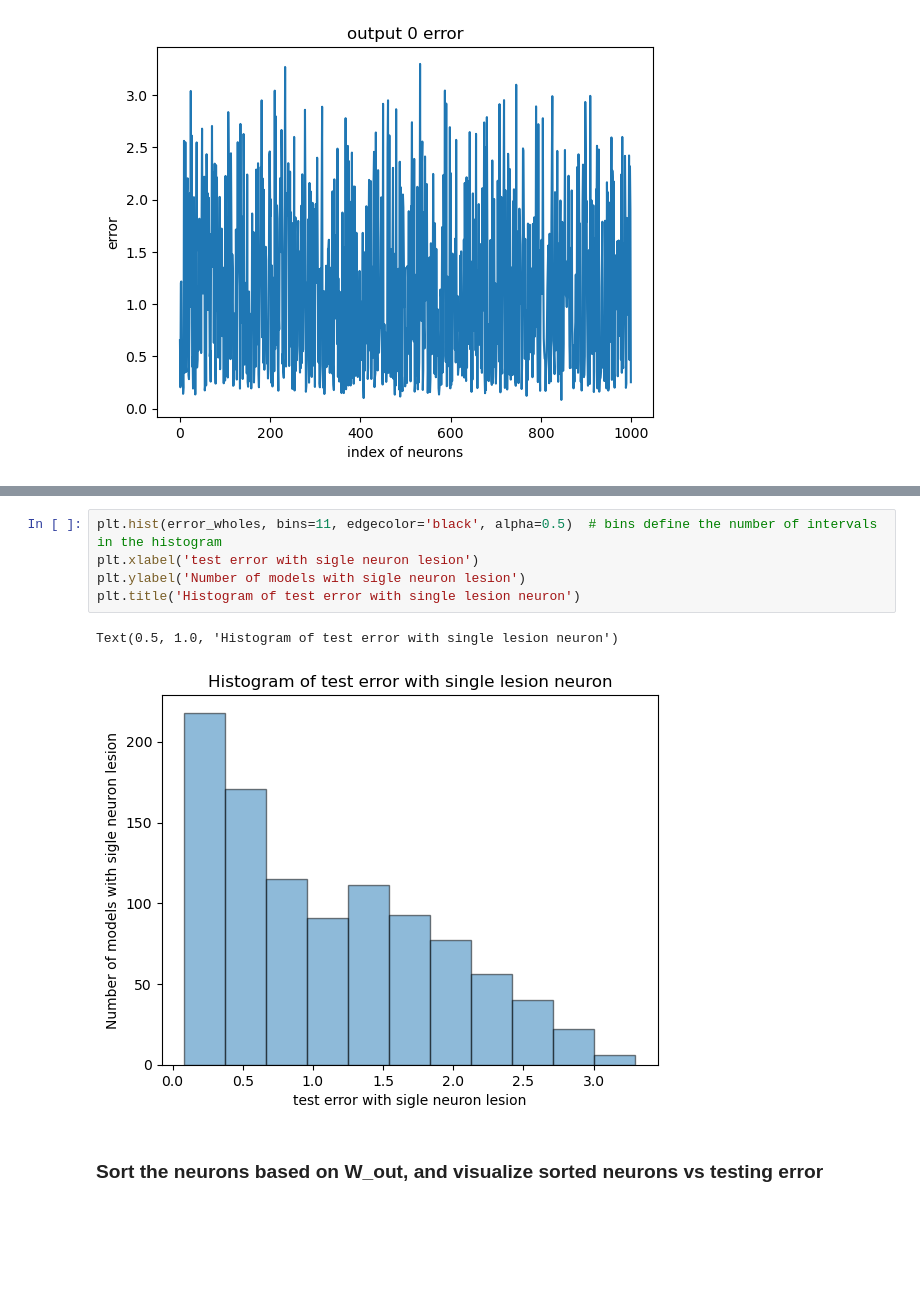
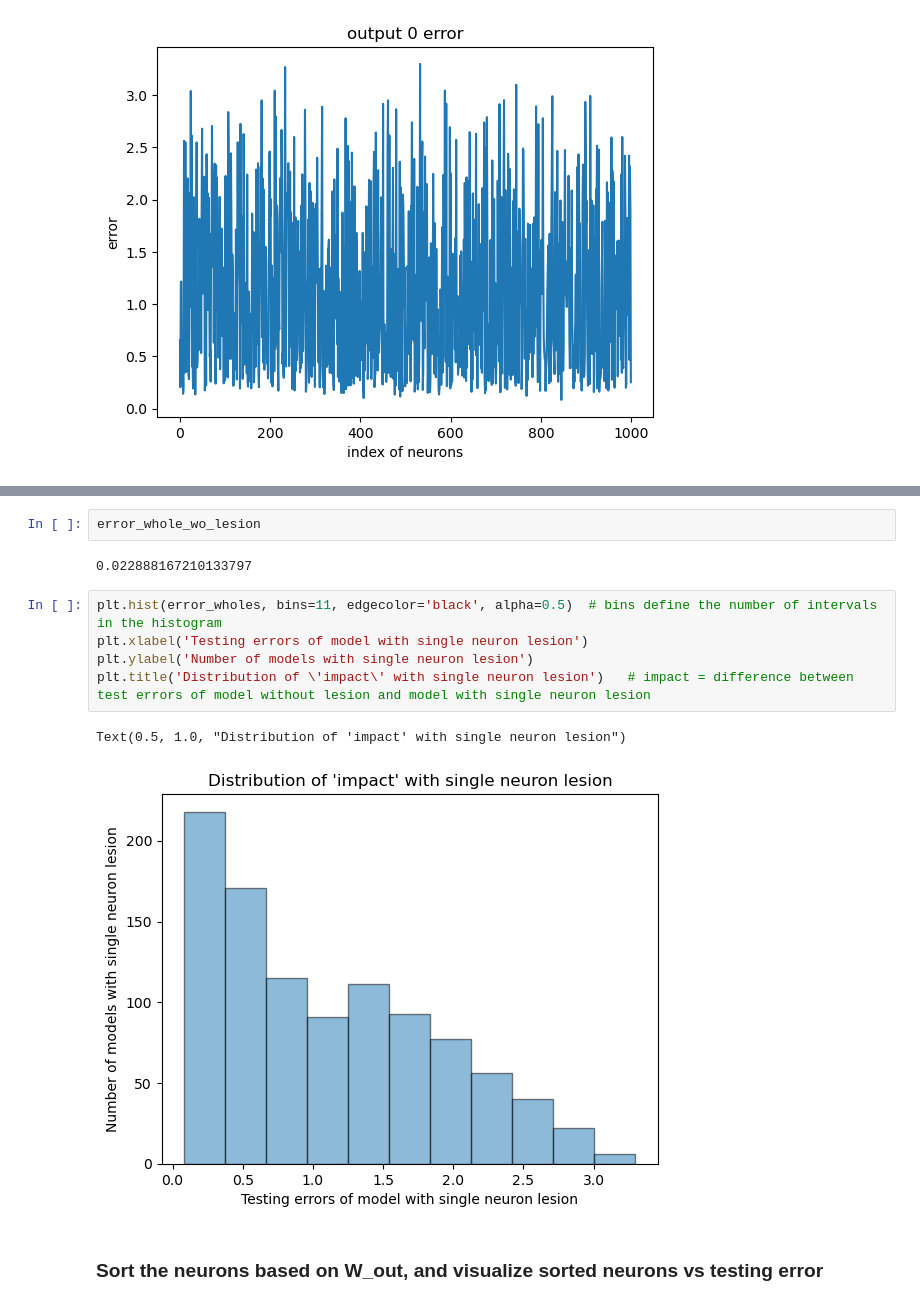
Before and after one commit to Noahkong12/TriceratopsWithLesion, a Jupyter notebook: ESN-WM/plot_weights_and_internals.ipynb, the cells around one changed output, grey strips where cells are left out. Saved outputs shown, nothing was run; the diff lists cells and outputs as text; blank space fills up the shorter version.

```diff
--- a/ESN-WM/plot_weights_and_internals.ipynb
+++ b/ESN-WM/plot_weights_and_internals.ipynb
@@ -157,11 +182,15 @@ Text(0.5, 1.0, 'output 0 error')
+# %%
+error_whole_wo_lesion
+# %% [output]
+0.022888167210133797
 # %%
 plt.hist(error_wholes, bins=11, edgecolor='black', alpha=0.5)  # bins define the number of intervals in the histogram
-plt.xlabel('test error with sigle neuron lesion')
-plt.ylabel('Number of models with sigle neuron lesion')
-plt.title('Histogram of test error with single lesion neuron')
+plt.xlabel('Testing errors of model with single neuron lesion')
+plt.ylabel('Number of models with single neuron lesion')
+plt.title('Distribution of \'impact\' with single neuron lesion')   # impact = difference between test errors of model without lesion and model with single neuron lesion
 # %% [output]
-Text(0.5, 1.0, 'Histogram of test error with single lesion neuron')
+Text(0.5, 1.0, "Distribution of 'impact' with single neuron lesion")
-[figure, old version]
+[figure, new version]
 # %% [markdown]
 ### Sort the neurons based on W_out, and visualize sorted neurons vs testing error
 # %%
```
Also changed, not shown: parts of 7 cells of this notebook, 2 other files.
